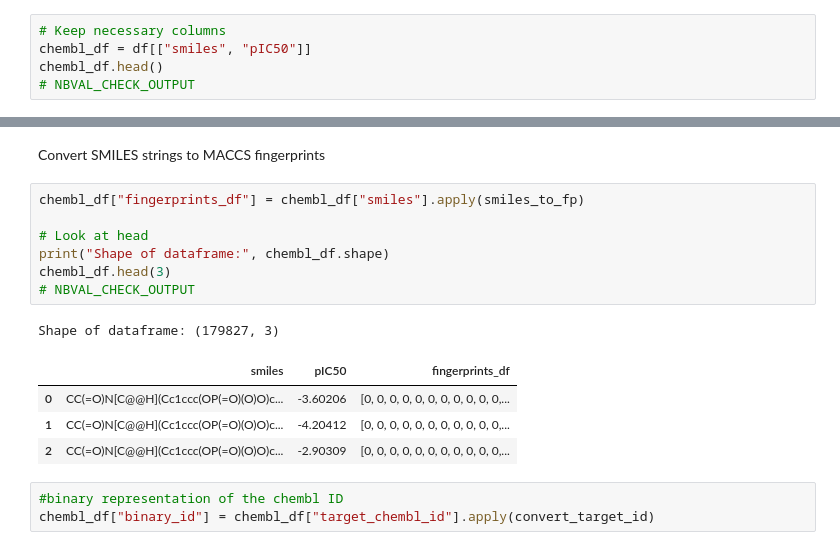
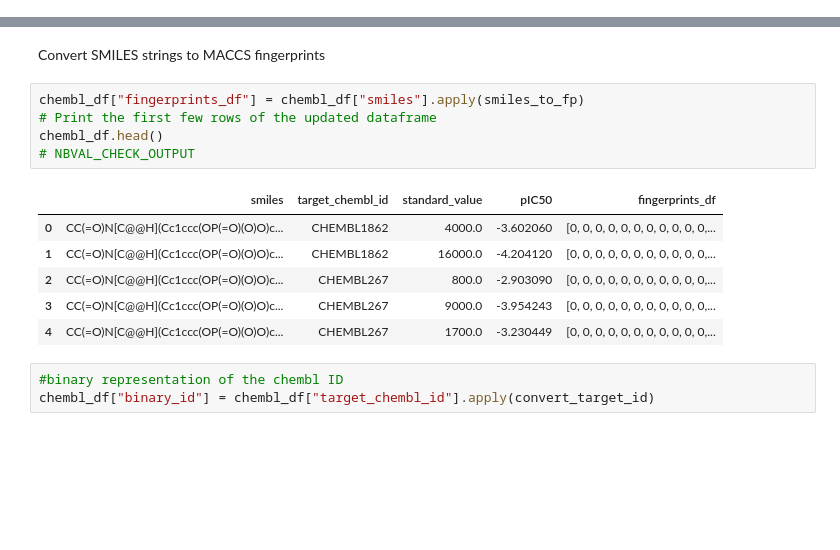
Before and after one commit to xMCTH/DSF, a Jupyter notebook: PracticalPartV2.ipynb, the cells around one changed output, grey strips where cells are left out. Saved outputs shown, nothing was run; the diff lists cells and outputs as text; blank space fills up the shorter version.

```diff
--- a/PracticalPartV2.ipynb
+++ b/PracticalPartV2.ipynb
@@ -179,5 +167,0 @@ chembl_df.dropna(inplace=True)
-# %%
-# Keep necessary columns
-chembl_df = df[["smiles", "pIC50"]]
-chembl_df.head()
-# NBVAL_CHECK_OUTPUT
@@ -192,17 +169,16 @@ chembl_df.head()
 Convert SMILES strings to MACCS fingerprints
 # %%
 chembl_df["fingerprints_df"] = chembl_df["smiles"].apply(smiles_to_fp)
-
-# Look at head
-print("Shape of dataframe:", chembl_df.shape)
-chembl_df.head(3)
+# Print the first few rows of the updated dataframe
+chembl_df.head()
 # NBVAL_CHECK_OUTPUT
 # %% [output]
-Shape of dataframe: (179827, 3)
-|  | smiles | pIC50 | fingerprints_df |
-| 0 | CC(=O)N[C@@H](Cc1ccc(OP(=O)(O)O)c... | -3.60206 | [0, 0, 0, 0, 0, 0, 0, 0, 0, 0, 0,... |
-| 1 | CC(=O)N[C@@H](Cc1ccc(OP(=O)(O)O)c... | -4.20412 | [0, 0, 0, 0, 0, 0, 0, 0, 0, 0, 0,... |
-| 2 | CC(=O)N[C@@H](Cc1ccc(OP(=O)(O)O)c... | -2.90309 | [0, 0, 0, 0, 0, 0, 0, 0, 0, 0, 0,... |
+|  | smiles | target_chembl_id | standard_value | pIC50 | fingerprints_df |
+| 0 | CC(=O)N[C@@H](Cc1ccc(OP(=O)(O)O)c... | CHEMBL1862 | 4000.0 | -3.602060 | [0, 0, 0, 0, 0, 0, 0, 0, 0, 0, 0,... |
+| 1 | CC(=O)N[C@@H](Cc1ccc(OP(=O)(O)O)c... | CHEMBL1862 | 16000.0 | -4.204120 | [0, 0, 0, 0, 0, 0, 0, 0, 0, 0, 0,... |
+| 2 | CC(=O)N[C@@H](Cc1ccc(OP(=O)(O)O)c... | CHEMBL267 | 800.0 | -2.903090 | [0, 0, 0, 0, 0, 0, 0, 0, 0, 0, 0,... |
+| 3 | CC(=O)N[C@@H](Cc1ccc(OP(=O)(O)O)c... | CHEMBL267 | 9000.0 | -3.954243 | [0, 0, 0, 0, 0, 0, 0, 0, 0, 0, 0,... |
+| 4 | CC(=O)N[C@@H](Cc1ccc(OP(=O)(O)O)c... | CHEMBL267 | 1700.0 | -3.230449 | [0, 0, 0, 0, 0, 0, 0, 0, 0, 0, 0,... |
 # %%
 #binary representation of the chembl ID
 chembl_df["binary_id"] = chembl_df["target_chembl_id"].apply(convert_target_id)
```
Also changed, not shown: parts of 11 cells of this notebook.
